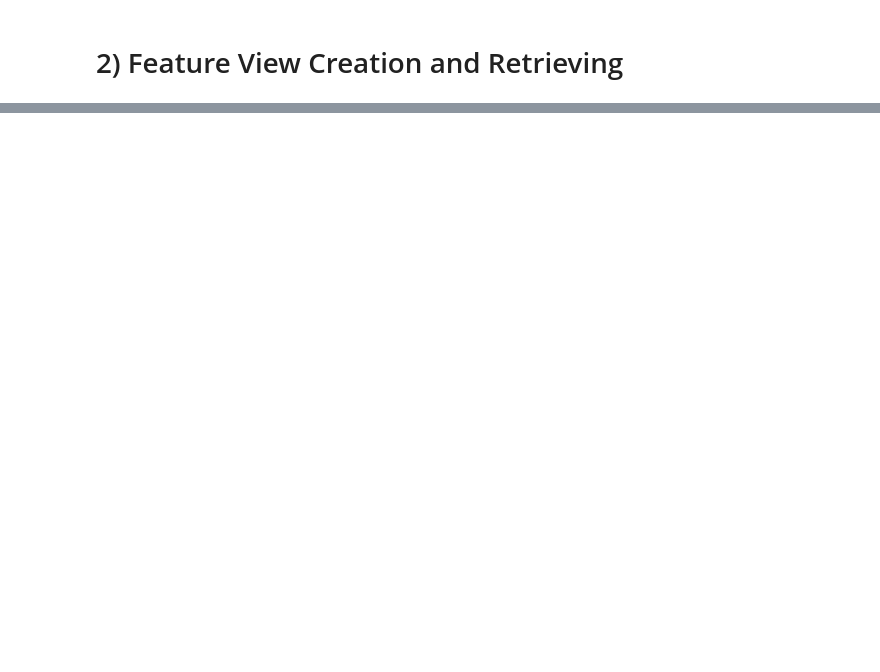
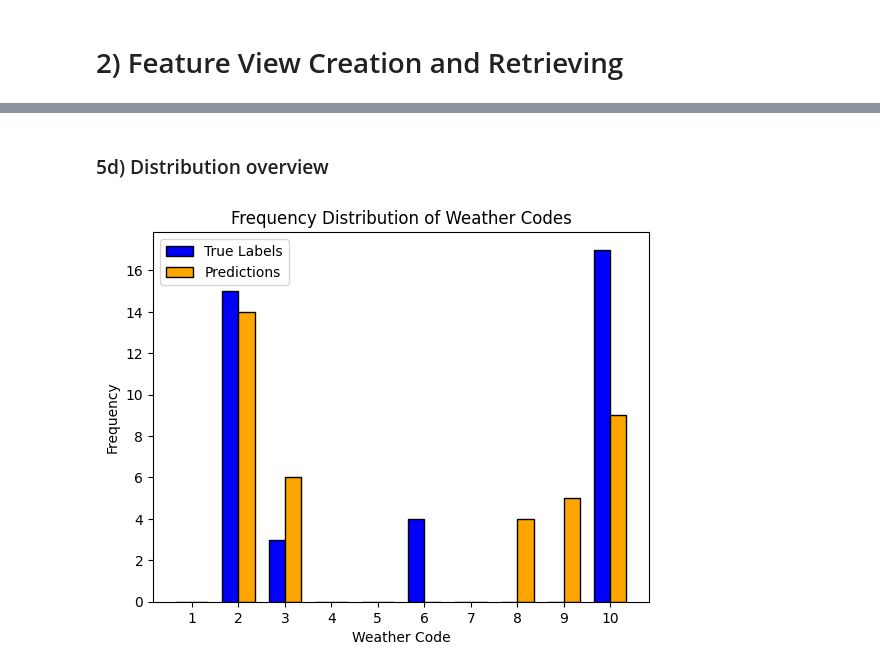
Before and after one commit to marcopellegrinoit/predict-weather-code, a Jupyter notebook: notebooks/3_weather_code_training_pipeline.ipynb, the cells around one changed output, grey strips where cells are left out. Cells and saved outputs as stored; diff of their text form; code cells hidden in the pictures; blank space fills up the shorter version.

```diff
--- a/notebooks/3_weather_code_training_pipeline.ipynb
+++ b/notebooks/3_weather_code_training_pipeline.ipynb
@@ -32,0 +214,24 @@ weather_fg = fs.get_or_create_feature_group(
+# %% [markdown]
+### 5d) Distribution overview
+# %%
+# Set the width of the bars
+bar_width = 0.35
+
+# Create an array for the x-axis positions
+indices = np.arange(1, 11)
+
+# Create bar plots for true labels and rounded predictions side by side
+plt.bar(indices - bar_width/2, np.histogram(y_test, bins=np.arange(1, 12) - 0.5)[0], bar_width, label='True Labels', color='blue', edgecolor='black')
+plt.bar(indices + bar_width/2, np.histogram(y_pred_classified, bins=np.arange(1, 12) - 0.5)[0], bar_width, label='Predictions', color='orange', edgecolor='black')
+
+# Add labels and title
+plt.xlabel('Weather Code')
+plt.ylabel('Frequency')
+plt.title('Frequency Distribution of Weather Codes')
+plt.xticks(indices)
+plt.legend()
+
+# Show the plot
+plt.show()
+# %% [output]
+[figure, added]
```
Also changed, not shown: parts of 31 cells of this notebook, 7 other files.
